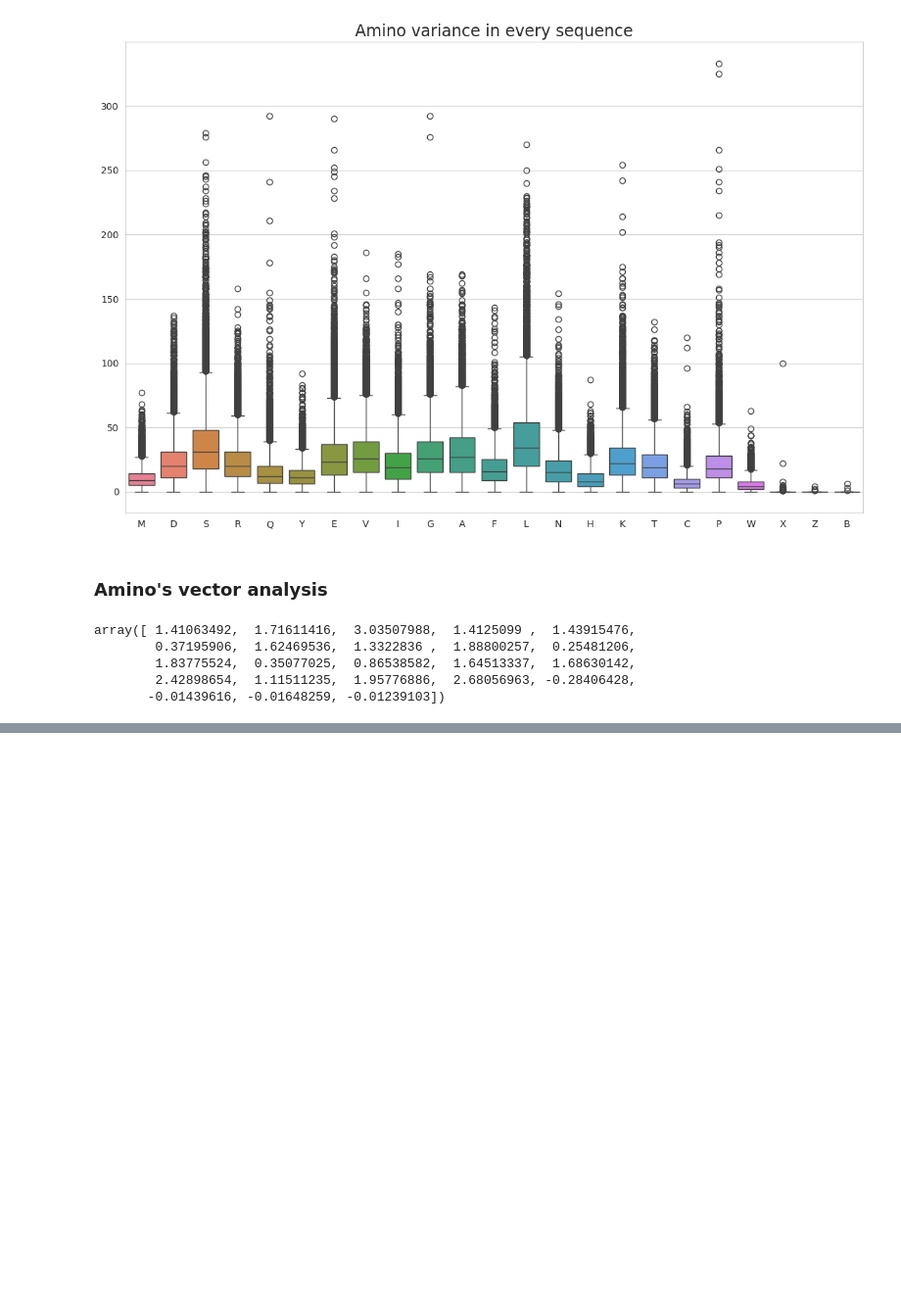
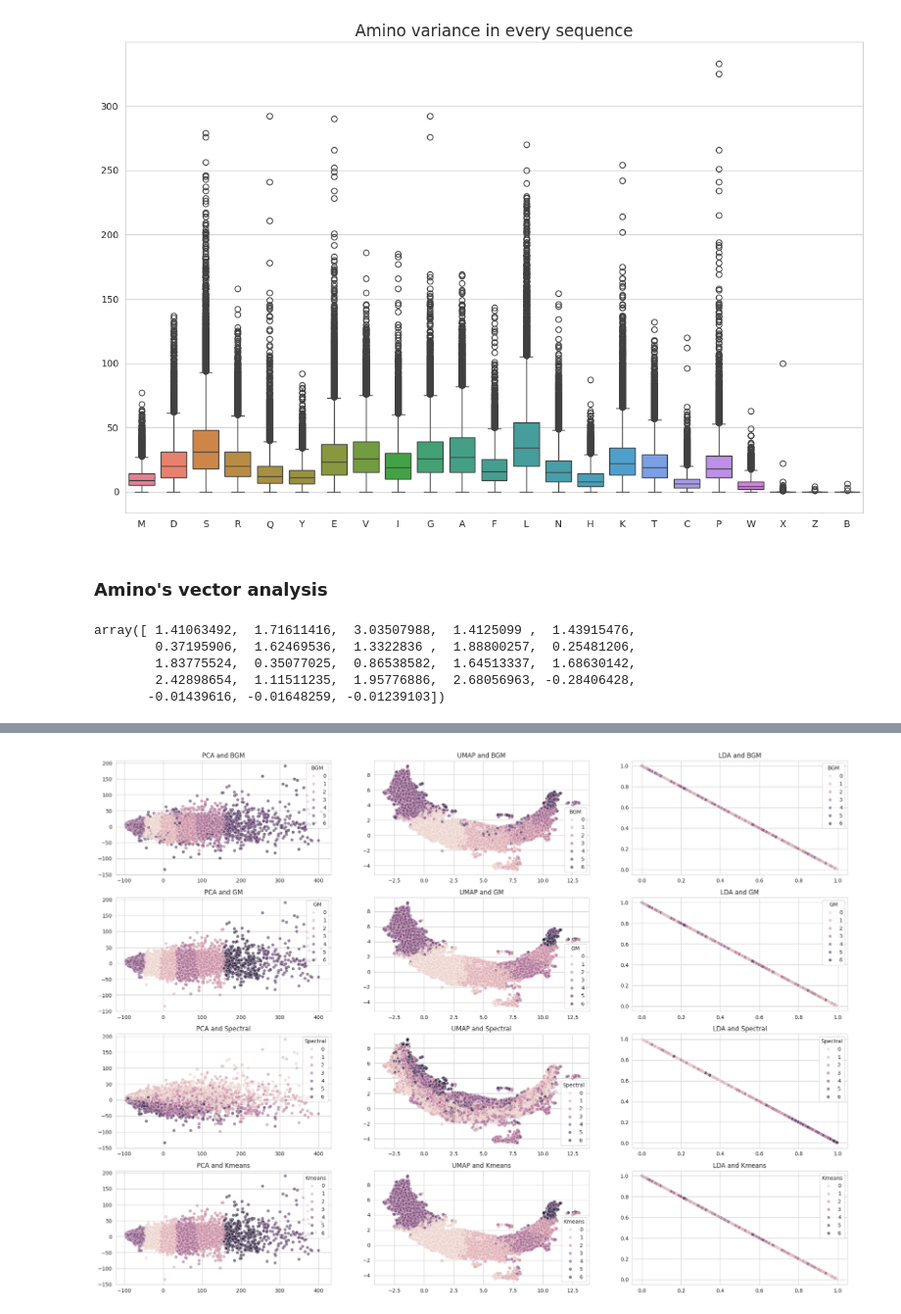
Before and after one commit to konstantinosmpouros/Bioinforming_the_youth_Hackathon, a Jupyter notebook: Protein analysis - EDA.ipynb, the cells around one changed output, grey strips where cells are left out. Shown at 98% size. Saved outputs shown, nothing was run; the diff lists cells and outputs as text; code cells hidden in the pictures; blank space fills up the shorter version.

```diff
--- a/Protein analysis - EDA.ipynb
+++ b/Protein analysis - EDA.ipynb
@@ -231,0 +238,12 @@ plt.show()
+# %%
+num_clusters = 7
+# %%
+kmeans = KMeans(n_clusters=num_clusters, random_state=33)
+spectral = SpectralClustering(n_clusters=num_clusters, affinity='cosine', random_state=33)
+gausian = GaussianMixture(n_components=num_clusters, random_state=33)
+bgausian = BayesianGaussianMixture(n_components=num_clusters, random_state=33)
+# %%
+aminos_variance['Kmeans'] = kmeans.fit_predict(aminos_variance)
+aminos_variance['Spectral'] = spectral.fit_predict(aminos_variance)
+aminos_variance['GM'] = gausian.fit_predict(aminos_variance)
+aminos_variance['BGM'] = bgausian.fit_predict(aminos_variance)
@@ -231,0 +266,23 @@ plt.show()
+# %%
+fig, axes = plt.subplots(4, 3, figsize=(25, 18))
+
+for i in range(4):
+    sns.scatterplot(data=pd.DataFrame(aminos_pca), x=0, y=1, hue=aminos_variance.iloc[:, -i -1], ax=axes[i, 0], alpha=.6)
+    axes[i, 0].set_title(f'PCA and {aminos_variance.iloc[:, [-i -1]].columns[0]}')
+    axes[i, 0].set_xlabel(None)
+    axes[i, 0].set_ylabel(None)
+
+    sns.scatterplot(data=pd.DataFrame(aminos_umap), x=0, y=1, hue=aminos_variance.iloc[:, -i -1], ax=axes[i, 1], alpha=.6)
+    axes[i, 1].set_title(f'UMAP and {aminos_variance.iloc[:, [-i -1]].columns[0]}')
+    axes[i, 1].set_xlabel(None)
+    axes[i, 1].set_ylabel(None)
+
+    sns.scatterplot(data=pd.DataFrame(aminos_lda), x=0, y=1, hue=aminos_variance.iloc[:, -i -1], ax=axes[i, 2], alpha=.6)
+    axes[i, 2].set_title(f'LDA and {aminos_variance.iloc[:, [-i -1]].columns[0]}')
+    axes[i, 2].set_xlabel(None)
+    axes[i, 2].set_ylabel(None)
+
+plt.savefig('Figures/EDA/Amino_vector_clustering.png')
+plt.show()
+# %% [output]
+[figure, added]
```
Also changed, not shown: parts of 8 cells of this notebook, 15 other files.
